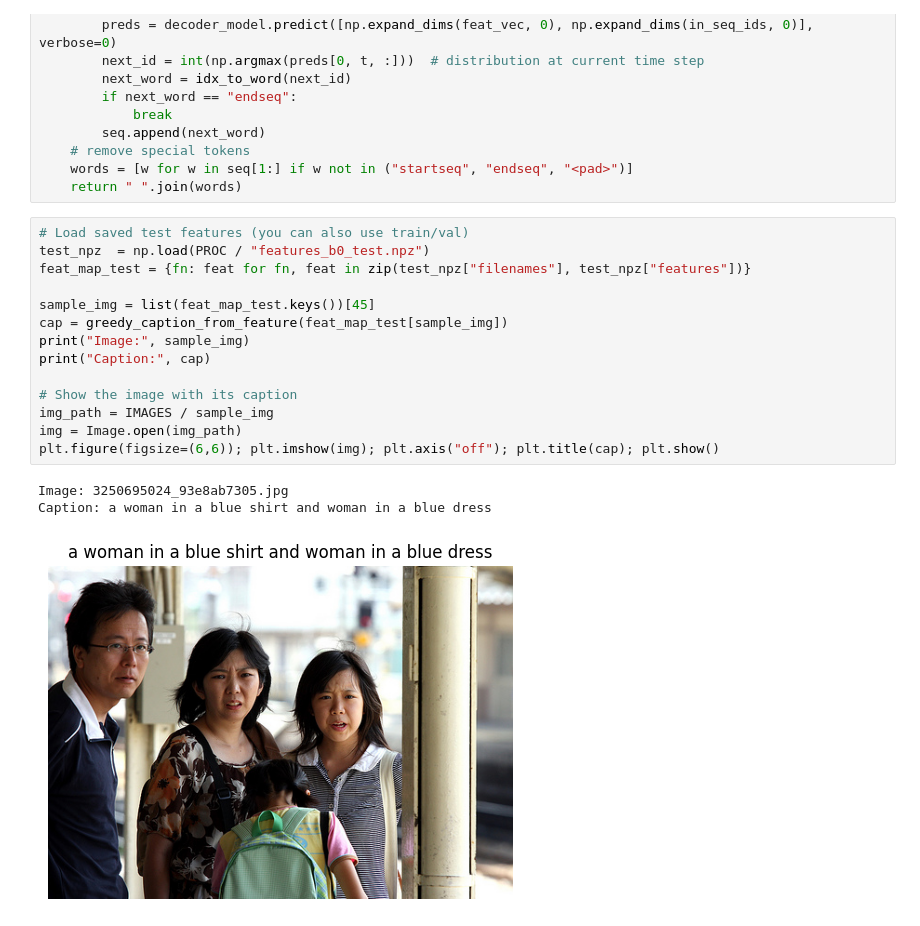
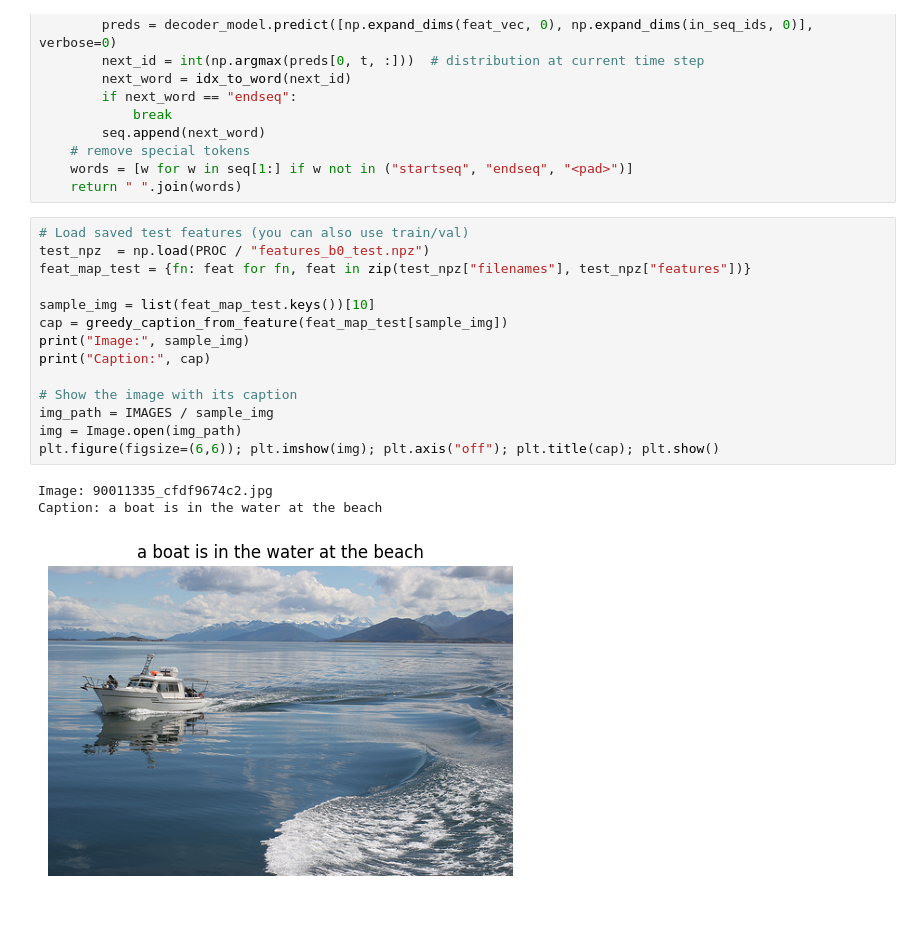
Before and after one commit to mkalam02/Image-captioning, a Jupyter notebook: notebooks/inference.ipynb, the cells around one changed output. Drawn from its saved outputs; the diff is of its cells as text.

```diff
--- a/notebooks/inference.ipynb
+++ b/notebooks/inference.ipynb
@@ -116,19 +124,19 @@ def greedy_caption_from_feature(feat_vec):
 # %%
 # Load saved test features (you can also use train/val)
 test_npz  = np.load(PROC / "features_b0_test.npz")
 feat_map_test = {fn: feat for fn, feat in zip(test_npz["filenames"], test_npz["features"])}
 
-sample_img = list(feat_map_test.keys())[45]
+sample_img = list(feat_map_test.keys())[10]
 cap = greedy_caption_from_feature(feat_map_test[sample_img])
 print("Image:", sample_img)
 print("Caption:", cap)
 
 # Show the image with its caption
 img_path = IMAGES / sample_img
 img = Image.open(img_path)
 plt.figure(figsize=(6,6)); plt.imshow(img); plt.axis("off"); plt.title(cap); plt.show()
 # %% [output]
-Image: 3250695024_93e8ab7305.jpg
-Caption: a woman in a blue shirt and woman in a blue dress
+Image: 90011335_cfdf9674c2.jpg
+Caption: a boat is in the water at the beach
-[figure, old version]
+[figure, new version]
 # %%
```
Also changed, not shown: parts of 4 cells of this notebook.
